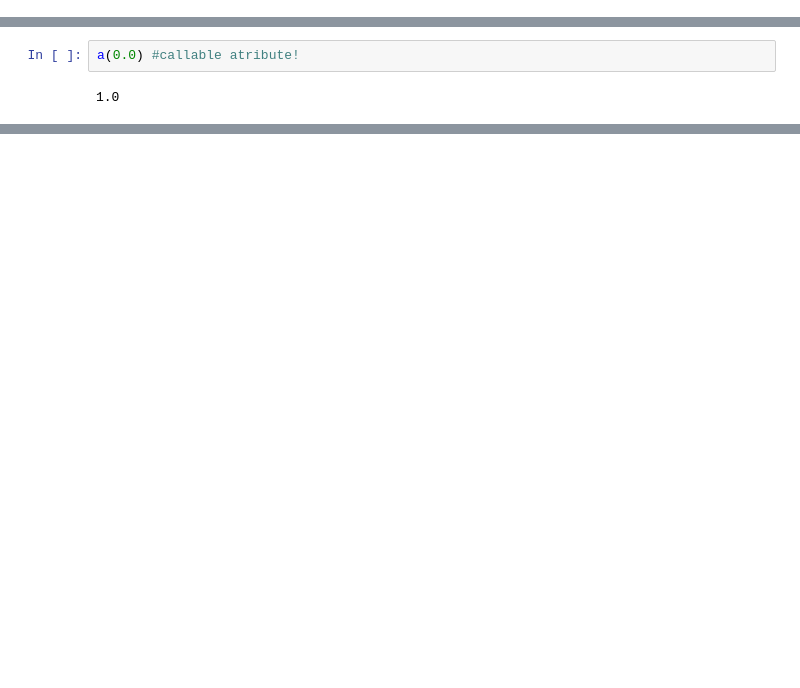
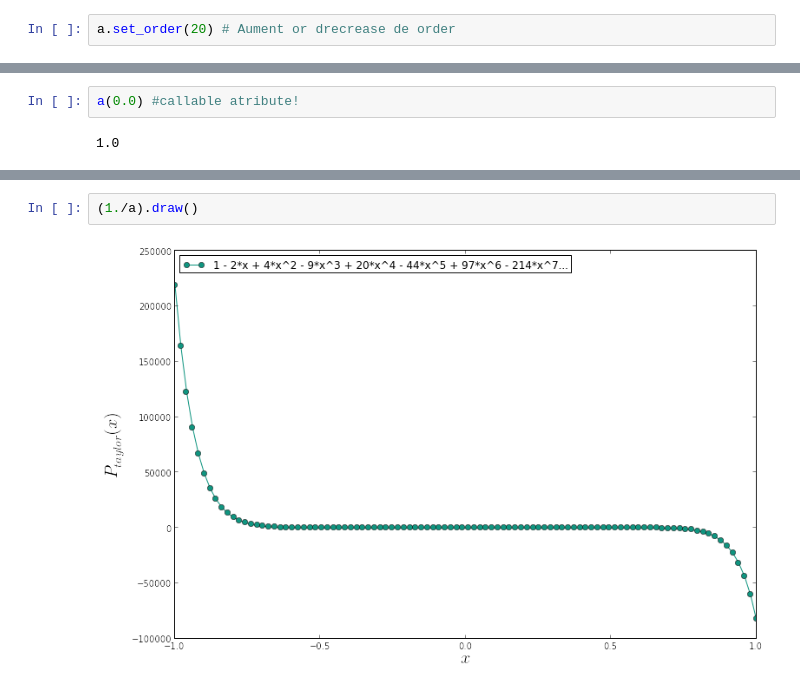
Before and after one commit to zamorays/metodos_rigurosos, a Jupyter notebook: clases/specFunctions_Taylor.ipynb, the cells around one changed output, grey strips where cells are left out. Saved outputs shown, nothing was run; the diff lists cells and outputs as text; blank space fills up the shorter version.

```diff
--- a/clases/specFunctions_Taylor.ipynb
+++ b/clases/specFunctions_Taylor.ipynb
@@ -33,0 +71,2 @@ JET [[1 2 3 4 0 0 0 0 0 0 0 0 0 0 0 0],order=15]
+# %%
+a.set_order(20) # Aument or drecrease de order
@@ -167,0 +220,4 @@ for n in range(5):
+# %%
+(1./a).draw()
+# %% [output]
+[figure, added]
```
Also changed, not shown: parts of 134 cells of this notebook, 1 other file.
